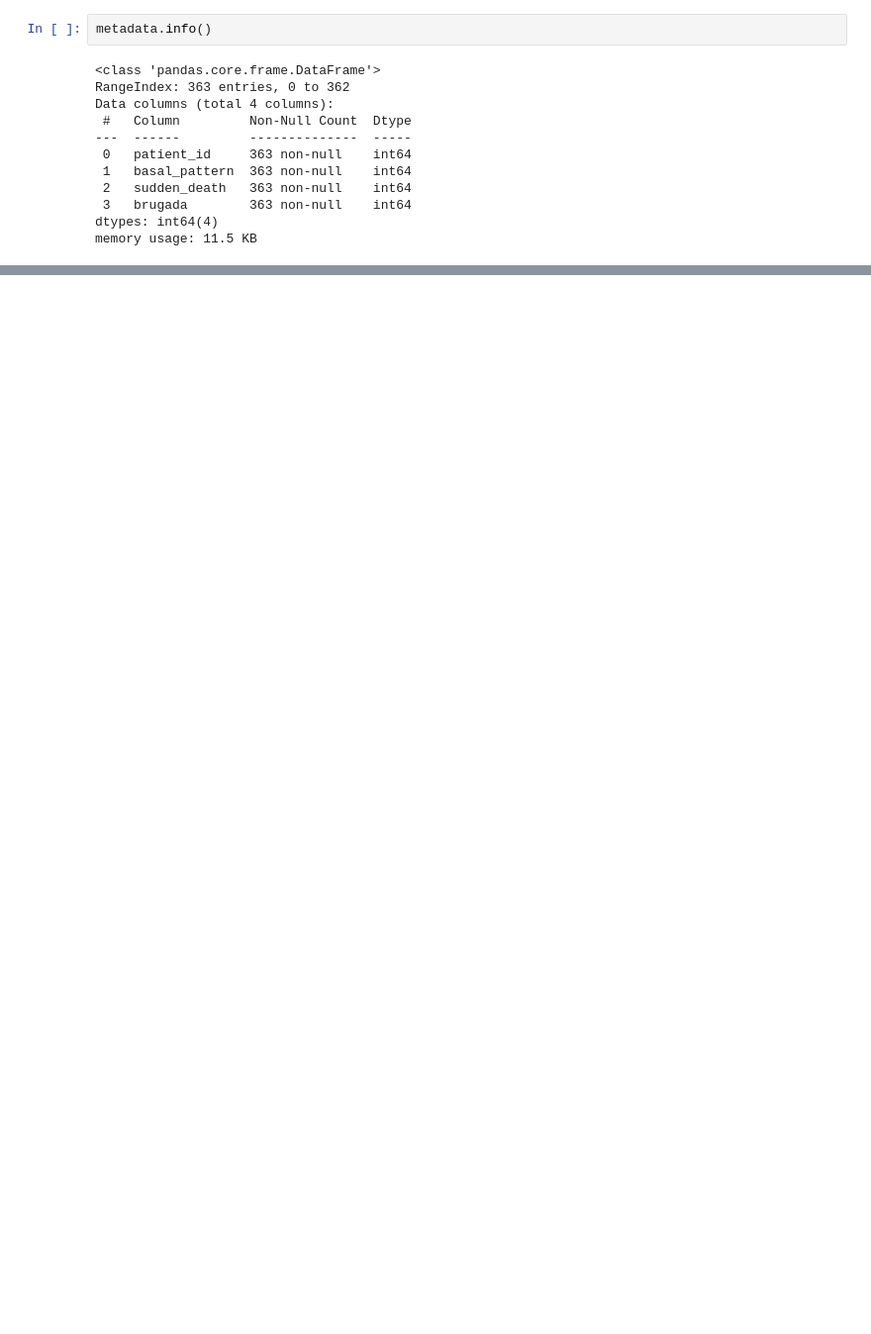
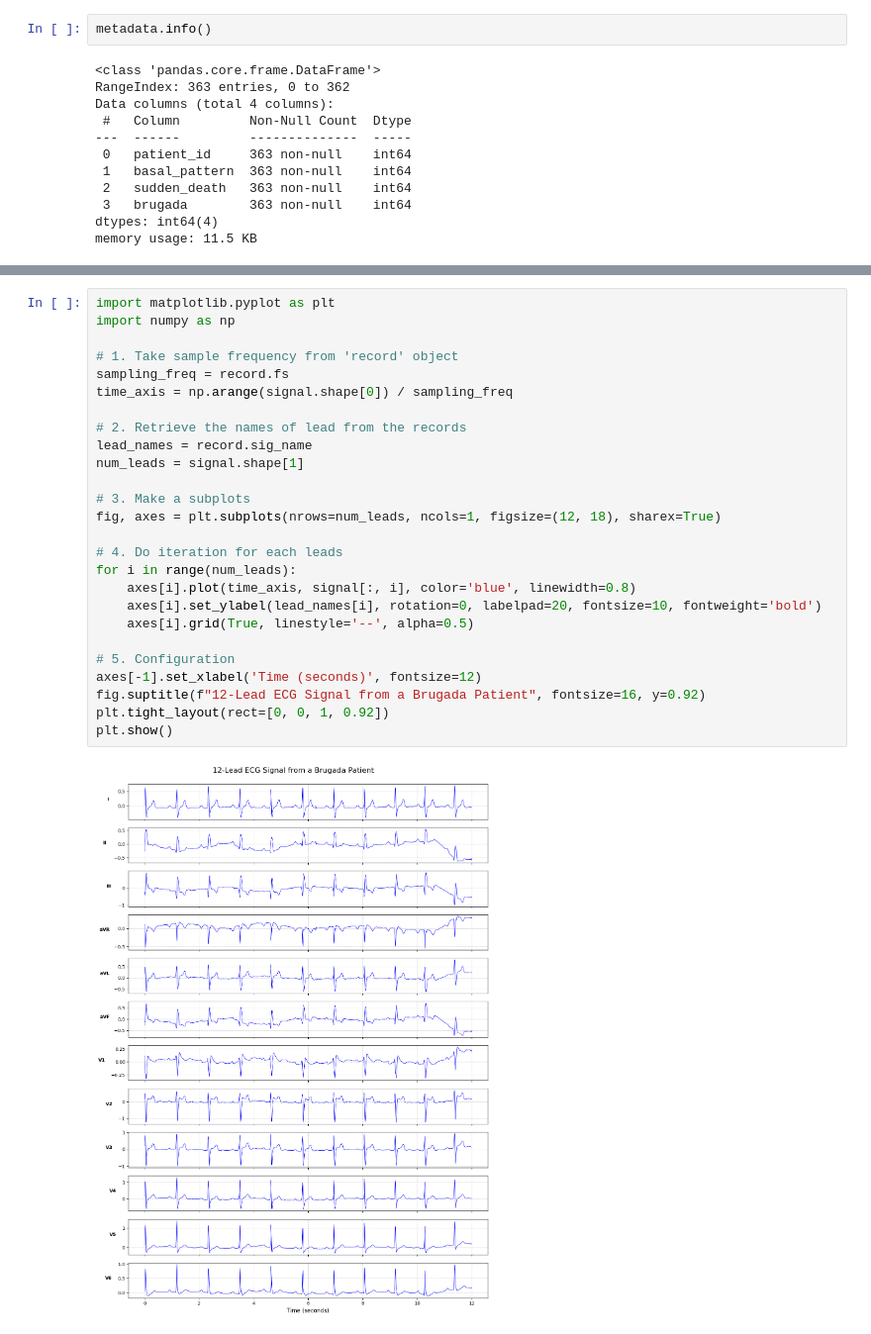
Before and after one commit to Adit310304/IDSC_Brugada, a Jupyter notebook: main.ipynb, the cells around one changed output, grey strips where cells are left out. Shown at 99% size. Cells and saved outputs as stored; diff of their text form; blank space fills up the shorter version.

```diff
--- a/main.ipynb
+++ b/main.ipynb
@@ -513,0 +50,28 @@ weighted avg       0.78      0.79      0.78        72
+# %%
+import matplotlib.pyplot as plt
+import numpy as np
+
+# 1. Take sample frequency from 'record' object
+sampling_freq = record.fs
+time_axis = np.arange(signal.shape[0]) / sampling_freq
+
+# 2. Retrieve the names of lead from the records
+lead_names = record.sig_name
+num_leads = signal.shape[1]
+
+# 3. Make a subplots
+fig, axes = plt.subplots(nrows=num_leads, ncols=1, figsize=(12, 18), sharex=True)
+
+# 4. Do iteration for each leads
+for i in range(num_leads):
+    axes[i].plot(time_axis, signal[:, i], color='blue', linewidth=0.8)
+    axes[i].set_ylabel(lead_names[i], rotation=0, labelpad=20, fontsize=10, fontweight='bold')
+    axes[i].grid(True, linestyle='--', alpha=0.5)
+
+# 5. Configuration
+axes[-1].set_xlabel('Time (seconds)', fontsize=12)
+fig.suptitle(f"12-Lead ECG Signal from a Brugada Patient", fontsize=16, y=0.92)
+plt.tight_layout(rect=[0, 0, 1, 0.92])
+plt.show()
+# %% [output]
+[figure, added]
```
Also changed, not shown: parts of 51 cells of this notebook.
